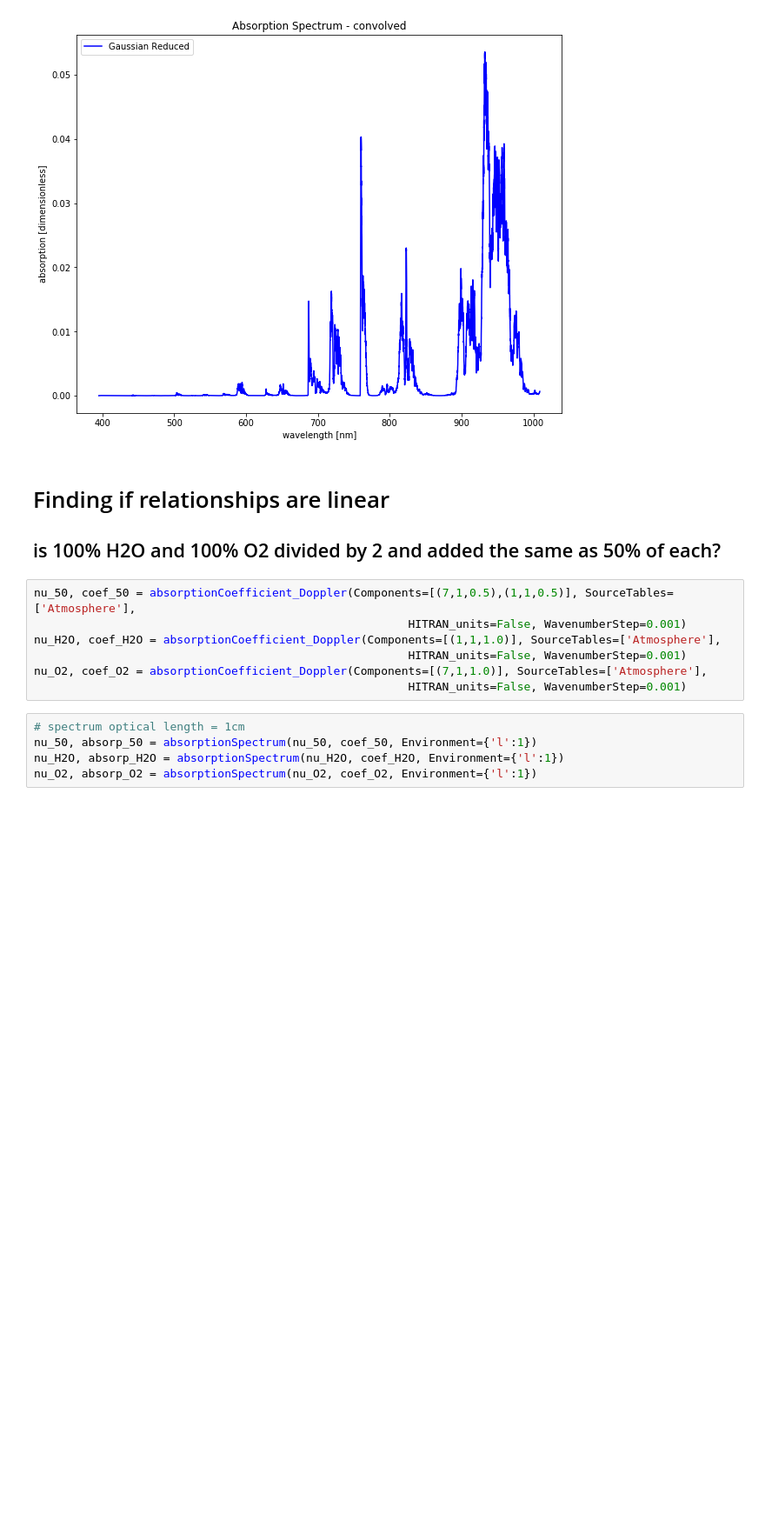
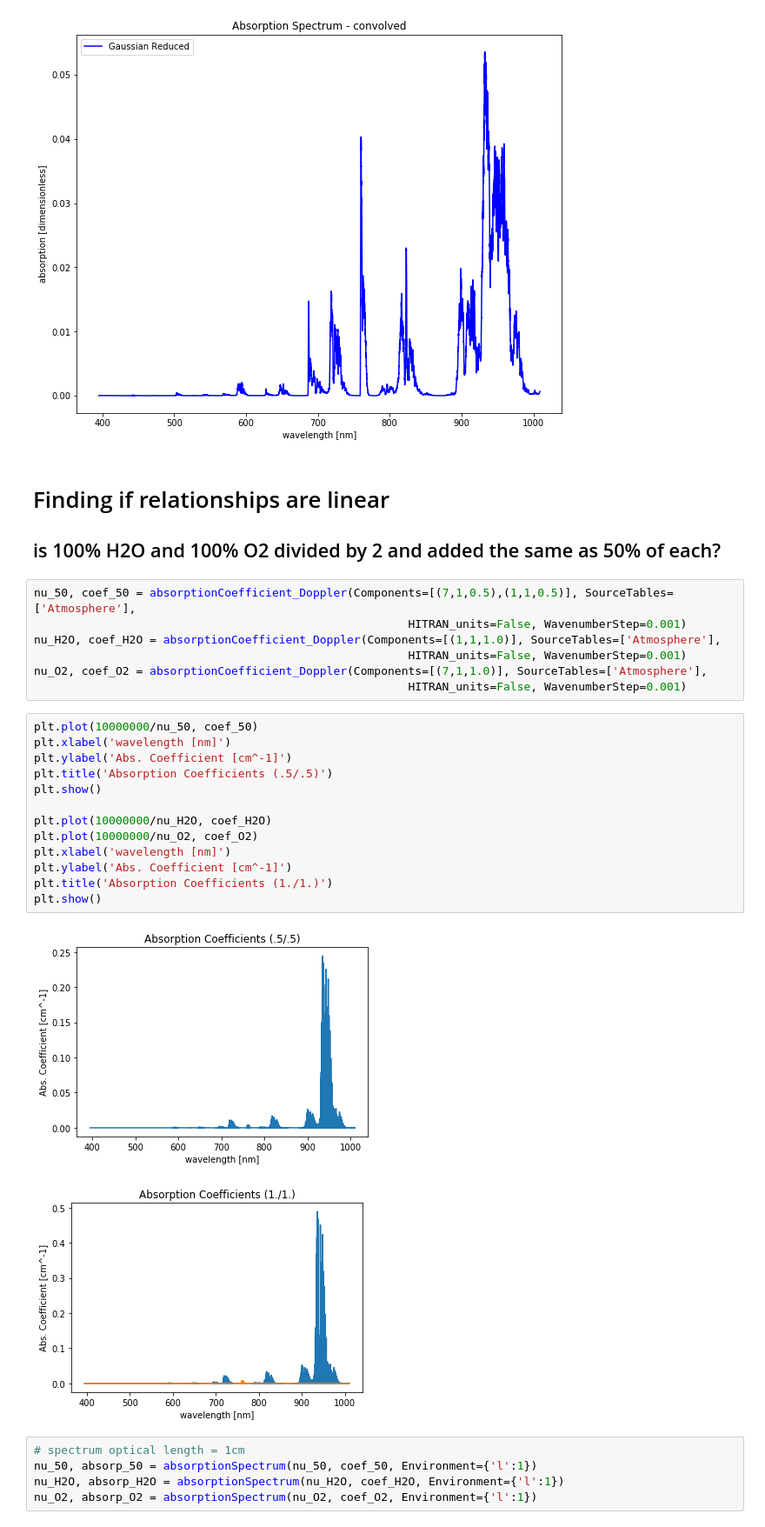
Before and after one commit to faridqamar/uo_vegetation, a Jupyter notebook: reverse_vegetation/py/HITRAN_atmosphere_model.ipynb, the cells around one changed output. Shown at 87% size. Saved outputs shown, nothing was run; the diff lists cells and outputs as text; blank space fills up the shorter version.

Commit message:
Using HITRAN to simulate atmospheric absorption

```diff
--- a/reverse_vegetation/py/HITRAN_atmosphere_model.ipynb
+++ b/reverse_vegetation/py/HITRAN_atmosphere_model.ipynb
@@ -380,6 +380,22 @@ nu_H2O, coef_H2O = absorptionCoefficient_Doppler(Components=[(1,1,1.0)], SourceT
                                                        HITRAN_units=False, WavenumberStep=0.001)
 nu_O2, coef_O2 = absorptionCoefficient_Doppler(Components=[(7,1,1.0)], SourceTables=['Atmosphere'],
                                                        HITRAN_units=False, WavenumberStep=0.001)
+# %%
+plt.plot(10000000/nu_50, coef_50)
+plt.xlabel('wavelength [nm]')
+plt.ylabel('Abs. Coefficient [cm^-1]')
+plt.title('Absorption Coefficients (.5/.5)')
+plt.show()
+
+plt.plot(10000000/nu_H2O, coef_H2O)
+plt.plot(10000000/nu_O2, coef_O2)
+plt.xlabel('wavelength [nm]')
+plt.ylabel('Abs. Coefficient [cm^-1]')
+plt.title('Absorption Coefficients (1./1.)')
+plt.show()
+# %% [output]
+[figure, added]
+[figure, added]
 # %%
 # spectrum optical length = 1cm
 nu_50, absorp_50 = absorptionSpectrum(nu_50, coef_50, Environment={'l':1})
```
Also changed, not shown: parts of 15 cells of this notebook.
